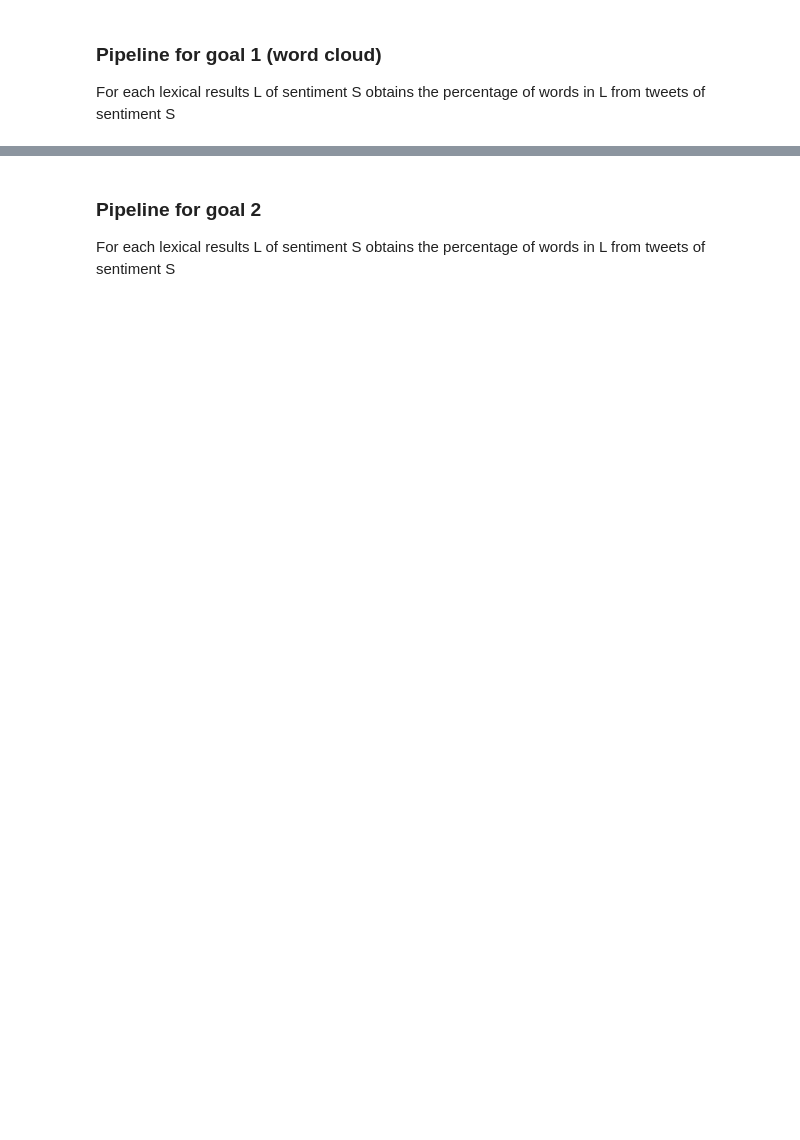
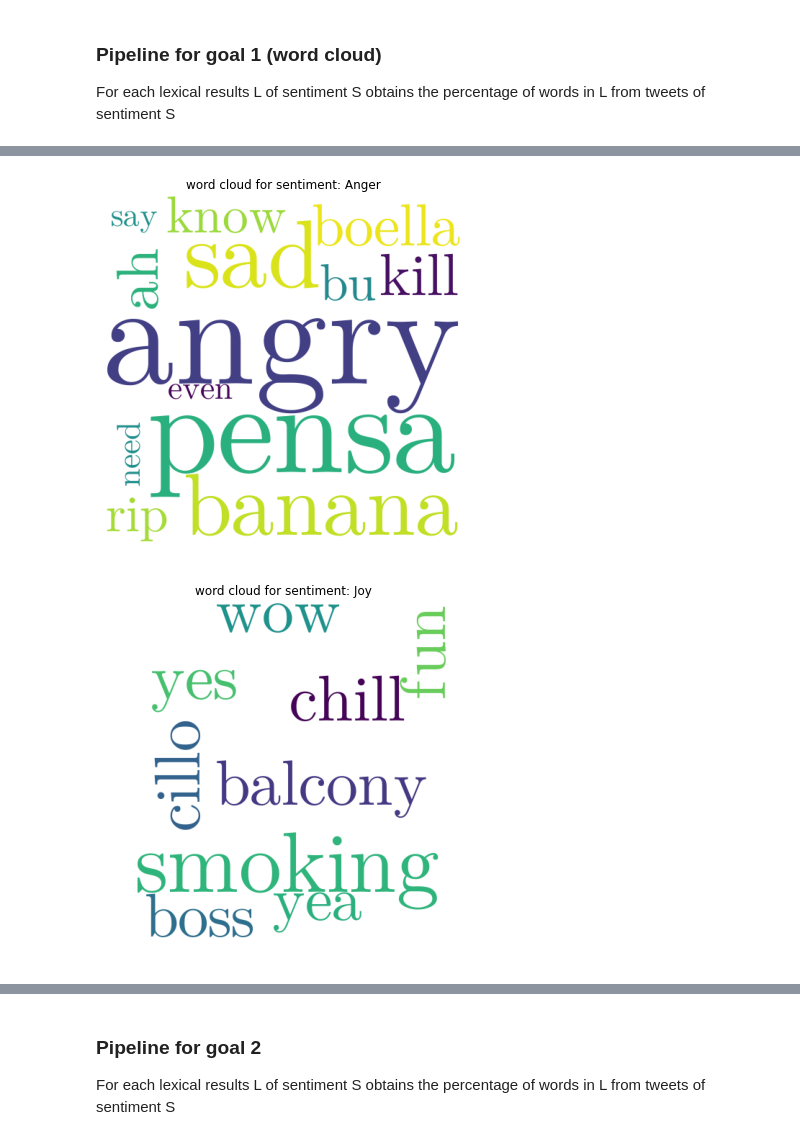
Before and after one commit to N-essuno/maadb_tweet, a Jupyter notebook: tweet_proj.ipynb, the cells around one changed output, grey strips where cells are left out. Cells and saved outputs as stored; diff of their text form; code cells hidden in the pictures; blank space fills up the shorter version.

Commit message:
Implemented wordclouds

```diff
--- a/tweet_proj.ipynb
+++ b/tweet_proj.ipynb
@@ -56,7 +60,7 @@ Reads all the lexical resources and returns a dictionary of word to sentiment
 # %%
 sentiment_lex_resources: Dict[str, str] = {}
 
-for resources_path, sentiments, _ in os.walk(lex_resources_directory):
+for resources_path, sentiments, _ in os.walk(LEX_RESOURCES_DIRECTORY):
     # The folders inside the lexical resources folder are named after a sentiment (Ex. Anger, Joy), each of them contain some files and each of them is a list of words that are associated with that sentiment
     for sentiment in sentiments:
         # iterate each folder (one for sentiment)
@@ -100,7 +104,7 @@ def read_tweet_file(file_path_string: str, sentiment: str) -> List[Tweet]:
 # %% [markdown]
 Get list of sentiments
 # %%
-sentiments: List[str] = [sentiment for sentiment in os.listdir(lex_resources_directory)]
+sentiments: List[str] = [sentiment for sentiment in os.listdir(LEX_RESOURCES_DIRECTORY)]
 # %% [markdown]
 ## Read tweets folder and load Tweet Info for stem counting
 The tweets folder contains for each sentiment a file containing tweets of that sentiment. Each file is scanned and for each tweet a TweetInfo object is created in order to maintain the count of how many word of which sentiments are in it
@@ -113,7 +117,7 @@ def get_tweet_sentiment_from_file_name(file_name: str):
     return sentiment
 # %%
 tweets_to_info: Dict[Tweet, TweetInfo] = {}
-for tweets_sentiments_directory, _, tweets_sentiments_filenames in os.walk(tweets_directory):
+for tweets_sentiments_directory, _, tweets_sentiments_filenames in os.walk(TWEETS_DIRECTORY):
     # print(tweets_sentiments_directory)
     # print(tweets_sentiments_files)
 
@@ -658,0 +577,74 @@ pprint(list(wc_pip_result))
+# %%
+## WordCloud
+from wordcloud import WordCloud
+import matplotlib.pyplot as plt
+import string
+
+
+# the regex used to detect words is a combination of normal words, ascii art, and emojis
+# 2+ consecutive letters (also include apostrophes), e.x It's
+normal_word = r"(?:\w[\w']+)"
+# 2+ consecutive punctuations, e.x. :)
+ascii_art = r"(?:[{punctuation}][{punctuation}]+)".format(punctuation=string.punctuation)
+# a single character that is not alpha_numeric or other ascii printable
+emoji = r"(?:[^\s])(?<![\w{ascii_printable}])".format(ascii_printable=string.printable)
+regexp = r"{normal_word}|{ascii_art}|{emoji}".format(normal_word=normal_word, ascii_art=ascii_art,
+                                                     emoji=emoji)
+
+# Generate a word cloud image
+# The Symbola font includes most emoji
+font_path = 'resources/Symbola.otf'
+
+for (sentiment, words) in words_number:
+    if len(words) > 0:
+        wordcloud = WordCloud(width=500, height=500,
+                              background_color='white',
+                              min_font_size=10,
+                              font_path=font_path,
+                              regexp=regexp).generate(' '.join(words))
+
+        # plot the WordCloud image
+        plt.figure(figsize=(5, 5), facecolor=None)
+        plt.imshow(wordcloud)
+        plt.axis("off")
+        plt.tight_layout(pad=0)
+        plt.title("word cloud for sentiment: " + sentiment)
+
+        plt.show()
+
+for (sentiment, emojis) in emojis_number:
+    if len(emojis) > 0:
+        wordcloud = WordCloud(width=500, height=500,
+                              background_color='white',
+                              min_font_size=10,
+                              font_path=font_path,
+                              regexp=regexp).generate(' '.join(emojis))
+
+        # plot the WordCloud image
+        plt.figure(figsize=(5, 5), facecolor=None)
+        plt.imshow(wordcloud)
+        plt.axis("off")
+        plt.tight_layout(pad=0)
+        plt.title("emojis cloud for sentiment: " + sentiment)
+
+        plt.show()
+
+for (sentiment, emoticons) in emoticons_number:
+    if len(emoticons) > 0:
+        wordcloud = WordCloud(width=500, height=500,
+                              background_color='white',
+                              min_font_size=10,
+                              font_path=font_path,
+                              regexp=regexp).generate(' '.join(emoticons))
+
+        # plot the WordCloud image
+        plt.figure(figsize=(5, 5), facecolor=None)
+        plt.imshow(wordcloud)
+        plt.axis("off")
+        plt.tight_layout(pad=0)
+        plt.title("emojis cloud for sentiment: " + sentiment)
+
+        plt.show()
+# %% [output]
+[figure, added]
+[figure, added]
```
Also changed, not shown: parts of 14 cells of this notebook.
